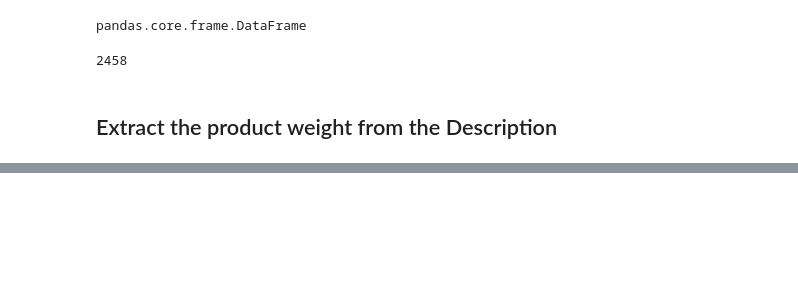
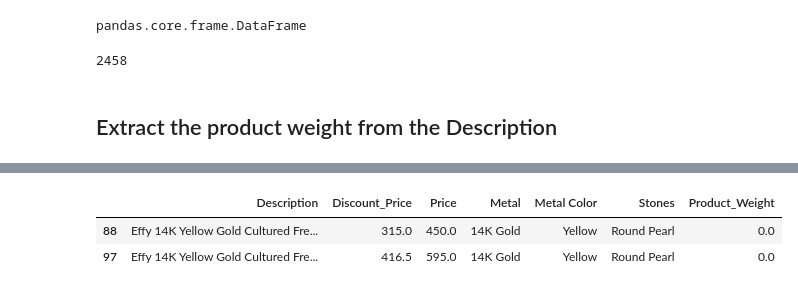
Before and after one commit to rgandhre/SpringBoard, a Jupyter notebook: DataScience_Capstone2/notebooks/Effy_Data_Cleaning.ipynb, the cells around one changed output, grey strips where cells are left out. Cells and saved outputs as stored; diff of their text form; code cells hidden in the pictures; blank space fills up the shorter version.

Commit message:
updated the product_weight logic

```diff
--- a/DataScience_Capstone2/notebooks/Effy_Data_Cleaning.ipynb
+++ b/DataScience_Capstone2/notebooks/Effy_Data_Cleaning.ipynb
@@ -261,13 +296,4 @@ len(new_raw_data)
 ## Extract the product weight from the Description
 # %%
 product_description = new_raw_data['Description']
-# %%
-
-desc = []
-
-for product in product_description:
-    if 'TCW' in product:
-        pass
-    else:
-        desc.append(product)
 # %%
@@ -371 +314,14 @@ stone_split
+# %%
+product_weight = []
+
+for product in product_description:
+    m = None
+    m = re.search('.*,\s*(.+?)\s*.?CW\s*$', product)
+
+    if m:
+        prod_weight = float(m.group(1))
+    else:
+        prod_weight = 0.0
+
+    product_weight.append(prod_weight)
 # %%
@@ -384,3 +360,9 @@ clean_raw_data.head()
+# %%
+clean_raw_data.loc[clean_raw_data['Description'] == 'Effy 14K Yellow Gold Cultured Fresh Water Pearl Earrings']
+# %% [output]
+|  | Description | Discount_Price | Price | Metal | Metal Color | Stones | Product_Weight |
+| 88 | Effy 14K Yellow Gold Cultured Fre... | 315.0 | 450.0 | 14K Gold | Yellow | Round Pearl | 0.0 |
+| 97 | Effy 14K Yellow Gold Cultured Fre... | 416.5 | 595.0 | 14K Gold | Yellow | Round Pearl | 0.0 |
 # %%
 df = clean_raw_data.copy()
 # %%
```
Also changed, not shown: parts of 21 cells of this notebook, 1 other file.
